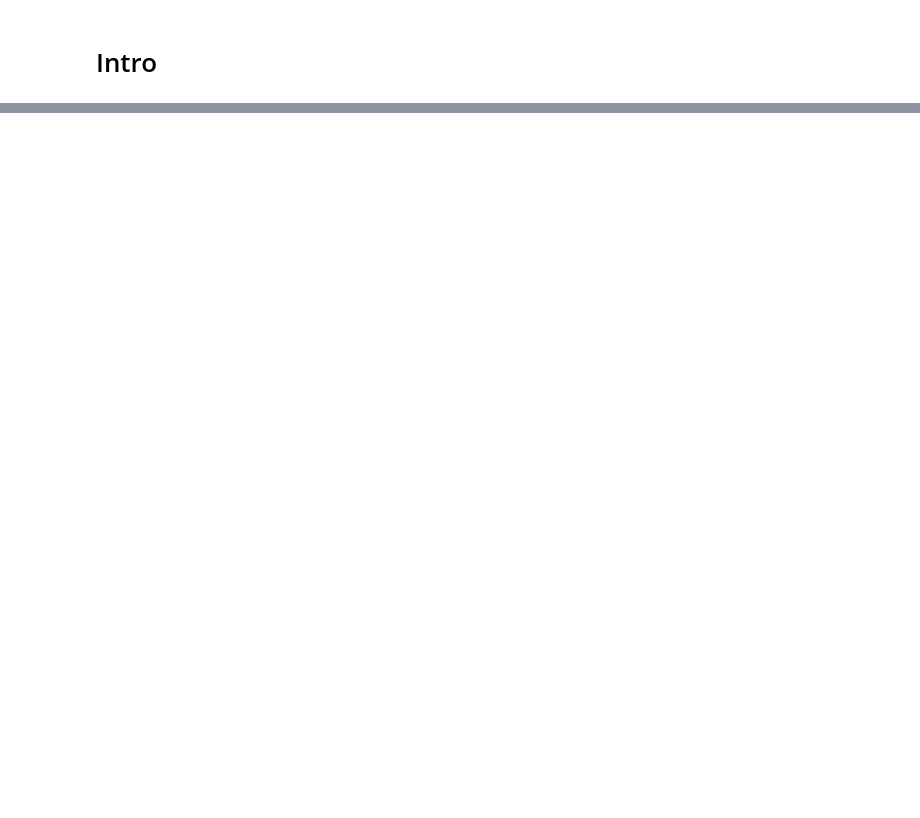
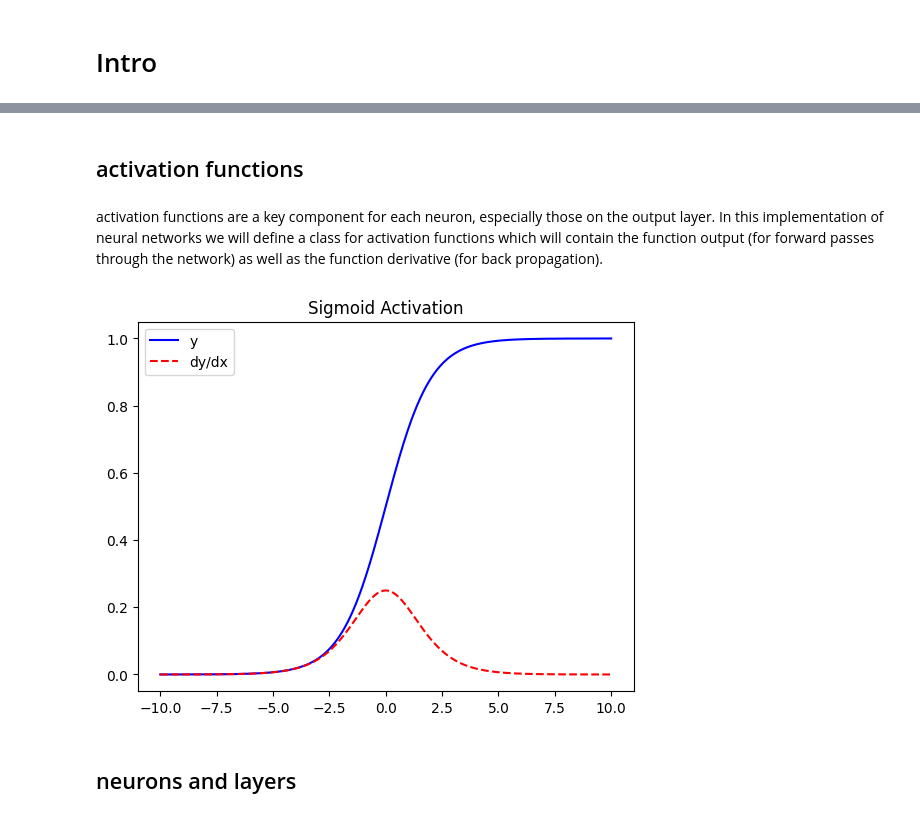
Before and after one commit to brouser2001/mae-5733, a Jupyter notebook: final/final_w_solns.ipynb, the cells around one changed output, grey strips where cells are left out. Saved outputs shown, nothing was run; the diff lists cells and outputs as text; code cells hidden in the pictures; blank space fills up the shorter version.

```diff
--- a/final/final_w_solns.ipynb
+++ b/final/final_w_solns.ipynb
@@ -1270,0 +25,4 @@ plt.show()
+# %% [markdown]
+## activation functions
+# %% [markdown]
+activation functions are a key component for each neuron, especially those on the output layer. In this implementation of neural networks we will define a class for activation functions which will contain the function output (for forward passes through the network) as well as the function derivative (for back propagation).
@@ -1270,0 +54,10 @@ plt.show()
+# %%
+#TODO: fill out the given template for the Sigmoid activation function, this will be used as out activation of choice throughout the lab.
+# make  sure your function accommodates a variety of inputs including vectors and scalars
+class Sigmoid(Activation):
+    def _sigmoid(self,n): # n is net input to activation
+        return NotImplementedError # replace with sigmoid output
+    def _sigmoid_prime(self,n):
+        return NotImplementedError # replace with sigmoid derivative df/dn
+    def __init__(self,):
+        super().__init__(self._sigmoid, self._sigmoid_prime)
@@ -1270,0 +73,15 @@ plt.show()
+# %%
+#checkpoint
+activation=Sigmoid()
+x=np.linspace(-10,10,1000)
+y=activation(x)
+y_prime=activation.d(x)
+
+plt.figure()
+plt.plot(x,y,c='blue', label='y')
+plt.plot(x,y_prime,c='red',linestyle='--',label='dy/dx')
+plt.legend()
+plt.title('Sigmoid Activation')
+plt.show()
+# %% [output]
+[figure, added]
@@ -1270,0 +98,2 @@ plt.show()
+# %% [markdown]
+## neurons and layers
```
Also changed, not shown: parts of 106 cells of this notebook, 3 other files.
